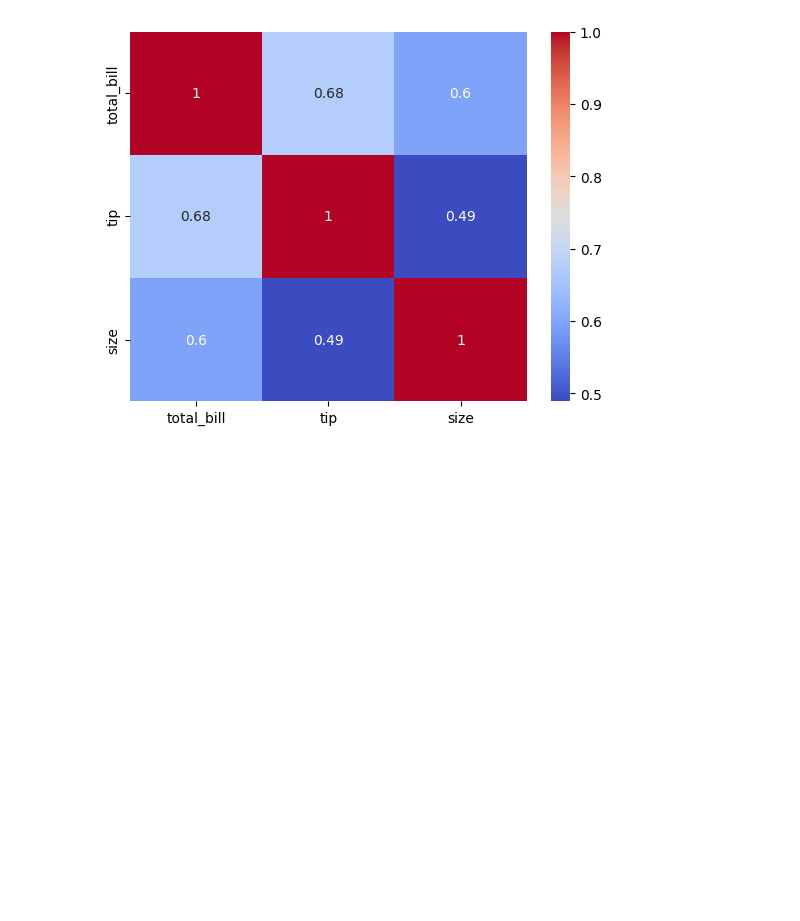
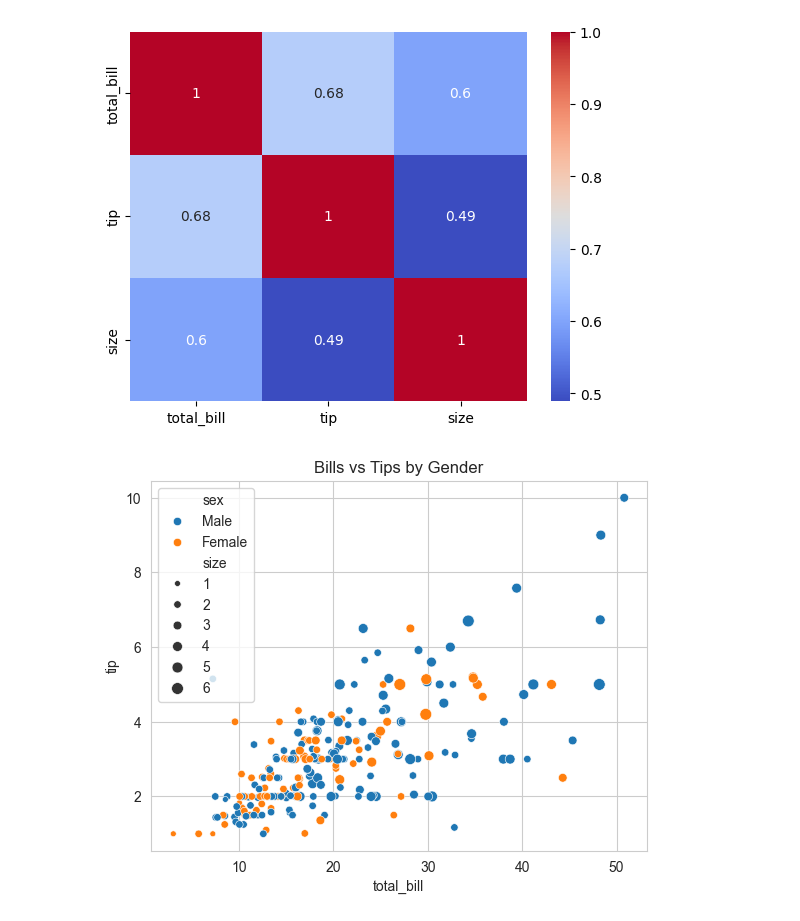
Before and after one commit to sangitgyawali/learning_seaborn, a Jupyter notebook: pair_and_correlation_plot.ipynb, the cells around one changed output. Drawn from its saved outputs; the diff is of its cells as text; code cells hidden in the pictures; blank space fills up the shorter version.

```diff
--- a/pair_and_correlation_plot.ipynb
+++ b/pair_and_correlation_plot.ipynb
@@ -24,3 +24,10 @@ sns.heatmap(corr, annot=True, cmap="coolwarm")
 plt.show()
 # %% [output]
 [figure]
+# %%
+sns.set_style("whitegrid")
+sns.scatterplot(x="total_bill", y="tip", hue="sex", size="size", data=tips)
+plt.title("Bills vs Tips by Gender")
+plt.show()
+# %% [output]
+[figure, added]
```
